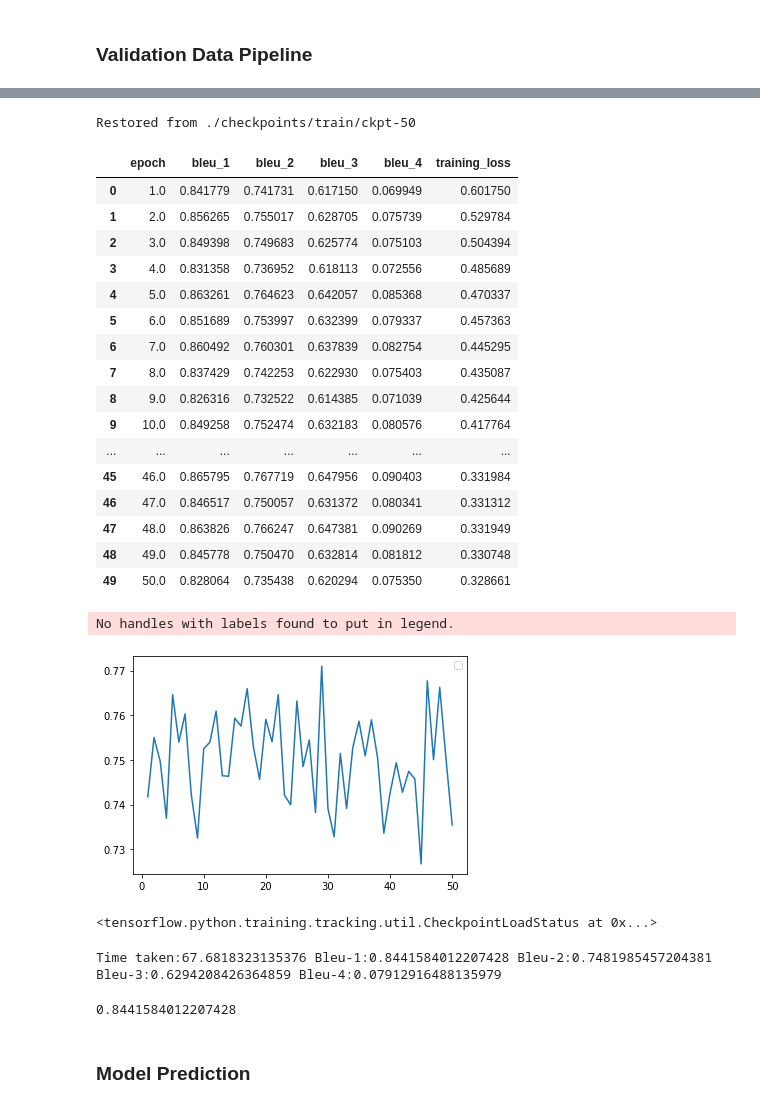
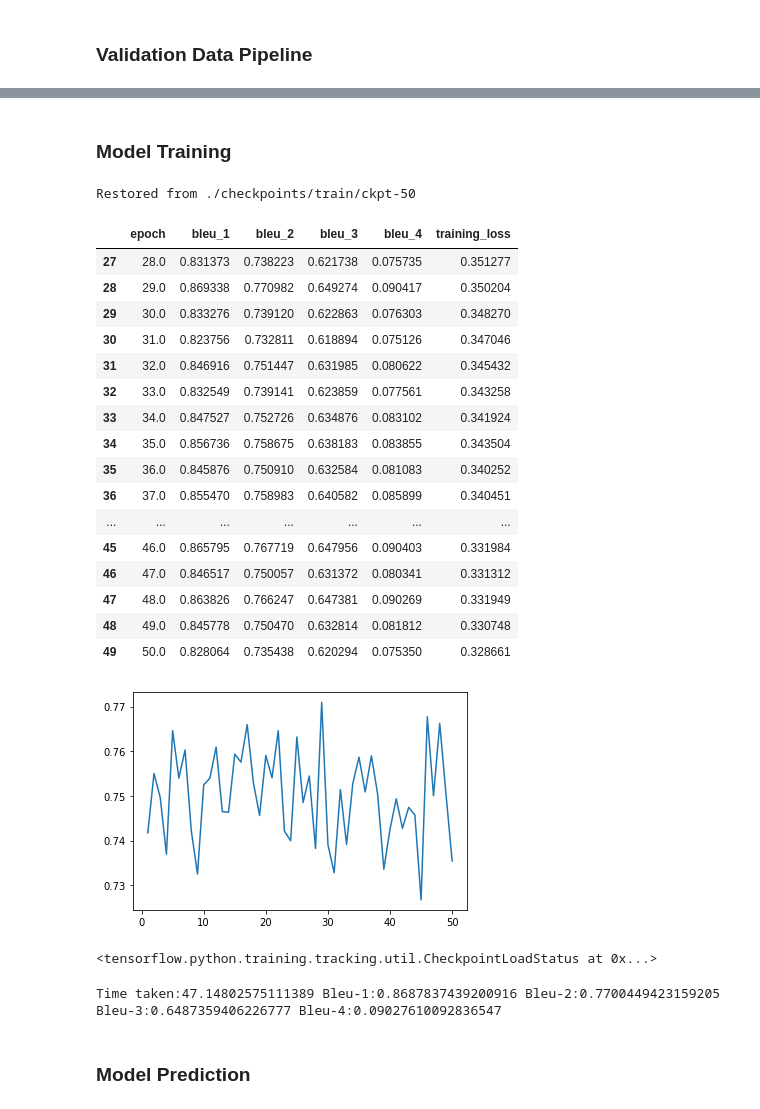
Before and after one commit to sha9189/image-captioning-using-attention, a Jupyter notebook: 04-modelling-and-training.ipynb, the cells around one changed output, grey strips where cells are left out. Cells and saved outputs as stored; diff of their text form; code cells hidden in the pictures.

```diff
--- a/04-modelling-and-training.ipynb
+++ b/04-modelling-and-training.ipynb
@@ -74,7 +89,7 @@ def map_func(img_name, cap):
     """takes full image path, caption as input and returns image feature tensor and caption"""
     # change parent directory to the one with saved image features
     img_name = img_name.decode('utf-8')
-    img_name = img_name.replace('/flickr30k-images/', '/Image_Features/')
+    img_name = img_name.replace('/flickr30k-images/', '/image_features/')
     # load the saved feature array
     img_tensor = np.load(img_name+'.npy')
     return img_tensor, cap
@@ -240,7 +255,7 @@ def loss_function(real, pred):
 checkpoint_path = "./checkpoints/train"
 # checkpoint on the encoder, decoder and optimizer
 ckpt = tf.train.Checkpoint(encoder=encoder, decoder=decoder, optimizer=optimizer)
-ckpt_manager = tf.train.CheckpointManager(ckpt, checkpoint_path, max_to_keep=40)
+ckpt_manager = tf.train.CheckpointManager(ckpt, checkpoint_path, max_to_keep=80)
 # %%
 # use this to see the watched variables
 # [var.name for var in tape.watched_variables()]
@@ -306,7 +323,7 @@ def map_func2(img_name):
     """takes full image path as input and returns image feature tensor"""
     # change parent directory to the one with saved image features
     img_name = img_name.decode('utf-8')
-    img_name = img_name.replace('/flickr30k-images/', '/Image_Features/')
+    img_name = img_name.replace('/flickr30k-images/', '/image_features/')
     # load the saved feature array
     img_tensor = np.load(img_name+'.npy')
     return img_tensor
@@ -406,5 +421,7 @@ def prediction_step(img_tensor):
+# %% [markdown]
+### Model Training
 # %%
-history_file = pathlib.Path('./History/history.csv')
+history_file = pathlib.Path('./history/history.csv')
 
 # create the history file if it doesnt exist
 if not history_file.exists():
@@ -498,20 +513,20 @@ Restored from ./checkpoints/train/ckpt-50
 # %%
 # 1 epoch with validation takes 25 mins
 # %%
-history
+history[27:]
 # 29, 47, 49 seem promising
 # %% [output]
 |  | epoch | bleu_1 | bleu_2 | bleu_3 | bleu_4 | training_loss |
-| 0 | 1.0 | 0.841779 | 0.741731 | 0.617150 | 0.069949 | 0.601750 |
-| 1 | 2.0 | 0.856265 | 0.755017 | 0.628705 | 0.075739 | 0.529784 |
-| 2 | 3.0 | 0.849398 | 0.749683 | 0.625774 | 0.075103 | 0.504394 |
-| 3 | 4.0 | 0.831358 | 0.736952 | 0.618113 | 0.072556 | 0.485689 |
-| 4 | 5.0 | 0.863261 | 0.764623 | 0.642057 | 0.085368 | 0.470337 |
-| 5 | 6.0 | 0.851689 | 0.753997 | 0.632399 | 0.079337 | 0.457363 |
-| 6 | 7.0 | 0.860492 | 0.760301 | 0.637839 | 0.082754 | 0.445295 |
-| 7 | 8.0 | 0.837429 | 0.742253 | 0.622930 | 0.075403 | 0.435087 |
-| 8 | 9.0 | 0.826316 | 0.732522 | 0.614385 | 0.071039 | 0.425644 |
-| 9 | 10.0 | 0.849258 | 0.752474 | 0.632183 | 0.080576 | 0.417764 |
+| 27 | 28.0 | 0.831373 | 0.738223 | 0.621738 | 0.075735 | 0.351277 |
+| 28 | 29.0 | 0.869338 | 0.770982 | 0.649274 | 0.090417 | 0.350204 |
+| 29 | 30.0 | 0.833276 | 0.739120 | 0.622863 | 0.076303 | 0.348270 |
+| 30 | 31.0 | 0.823756 | 0.732811 | 0.618894 | 0.075126 | 0.347046 |
+| 31 | 32.0 | 0.846916 | 0.751447 | 0.631985 | 0.080622 | 0.345432 |
+| 32 | 33.0 | 0.832549 | 0.739141 | 0.623859 | 0.077561 | 0.343258 |
+| 33 | 34.0 | 0.847527 | 0.752726 | 0.634876 | 0.083102 | 0.341924 |
+| 34 | 35.0 | 0.856736 | 0.758675 | 0.638183 | 0.083855 | 0.343504 |
+| 35 | 36.0 | 0.845876 | 0.750910 | 0.632584 | 0.081083 | 0.340252 |
+| 36 | 37.0 | 0.855470 | 0.758983 | 0.640582 | 0.085899 | 0.340451 |
 | ... | ... | ... | ... | ... | ... | ... |
 | 45 | 46.0 | 0.865795 | 0.767719 | 0.647956 | 0.090403 | 0.331984 |
 | 46 | 47.0 | 0.846517 | 0.750057 | 0.631372 | 0.080341 | 0.331312 |
@@ -527,10 +542,8 @@ plt.plot(history.epoch, history.bleu_2)
 # plt.plot(history.epoch, history.bleu_3)
 # plt.plot(history.epoch, history.bleu_4)
 # plt.plot(history.epoch, history.training_loss)
-plt.legend()
 plt.show()
 # %% [output]
-No handles with labels found to put in legend.
 [figure]
 # %%
 # Epoch 29 has best BLEU-1, BLEU-2, BLEU-3, BLEU-4
@@ -562,11 +575,7 @@ bleu_1, bleu_2, bleu_3, bleu_4 = (corpus_bleu(references, prediction_list, weigh
 
 print("Time taken:{} Bleu-1:{} Bleu-2:{} Bleu-3:{} Bleu-4:{}".format(time.time()-val_start, bleu_1, bleu_2, bleu_3, bleu_4))
 # %% [output]
-Time taken:67.6818323135376 Bleu-1:0.8441584012207428 Bleu-2:0.7481985457204381 Bleu-3:0.6294208426364859 Bleu-4:0.07912916488135979
+Time taken:47.14802575111389 Bleu-1:0.8687837439200916 Bleu-2:0.7700449423159205 Bleu-3:0.6487359406226777 Bleu-4:0.09027610092836547
-# %%
-bleu_1
-# %% [output]
-0.8441584012207428
 # %% [markdown]
 ### Model Prediction
 # %%
```
Also changed, not shown: parts of 16 cells of this notebook, 22 other files.
